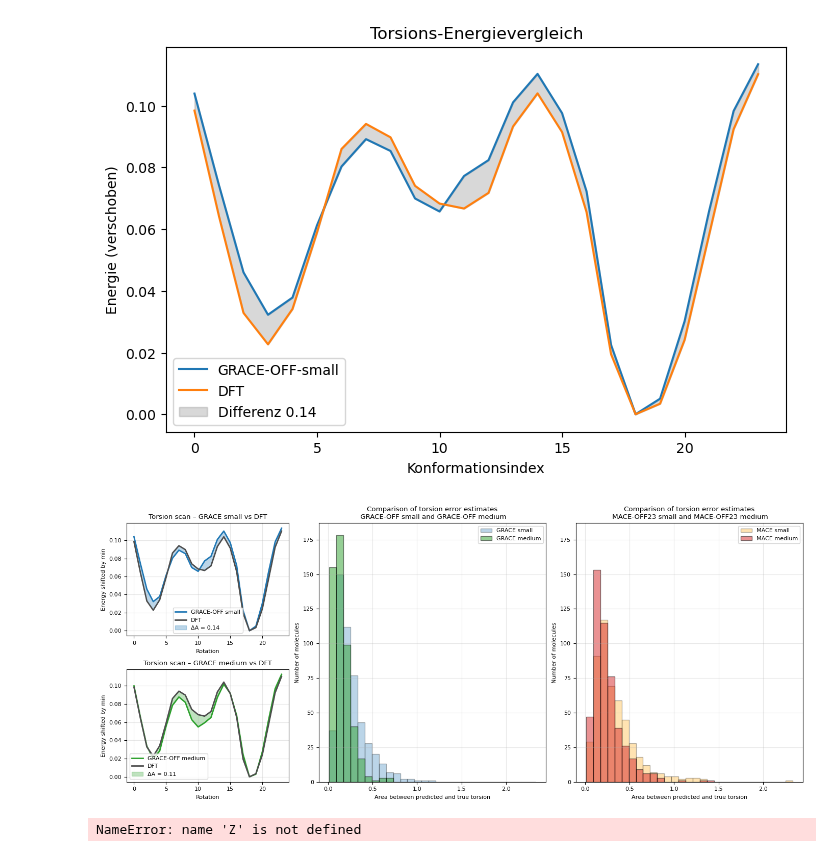
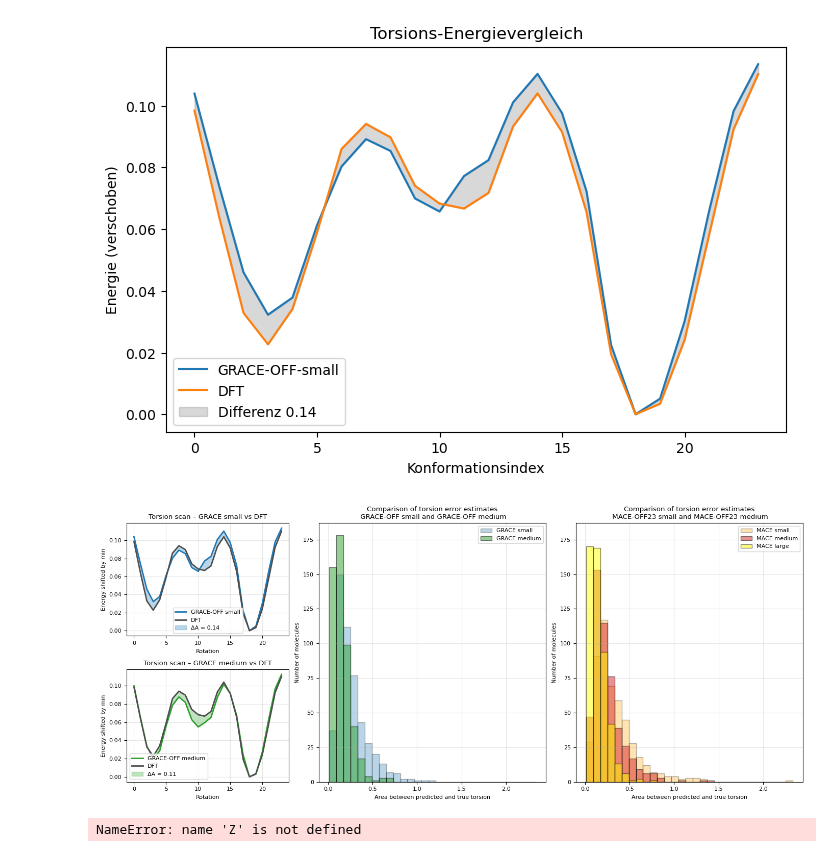
Before and after one commit to heid-lab/grace-off, a Jupyter notebook: analysis/torsions.ipynb, the cells around one changed output. Cells and saved outputs as stored; diff of their text form; code cells hidden in the pictures.

Commit message:
adding plots in torsion analysis notebook

```diff
--- a/analysis/torsions.ipynb
+++ b/analysis/torsions.ipynb
@@ -266,6 +276,8 @@ def get_area_error_mace(small: bool, medium: bool, large: bool):
 error_trapez_grace_small, error_trapez_grace_medium, _ = get_area_error_grace(True, True, False)
 # %%
 error_trapez_mace_small, error_trapez_mace_medium, _ = get_area_error_mace(True, True, False)
+# %%
+_, _, error_trapez_mace_large = get_area_error_mace(False, False, True)
 # %%
 def get_single_torsion(index, small: bool, medium: bool):
 
@@ -344,34 +356,35 @@ ax2.grid(True, alpha=0.3)
 x_min = min(np.min(error_trapez_grace_small), np.min(error_trapez_grace_medium),
             np.min(error_trapez_mace_small), np.min(error_trapez_mace_medium))
 x_max = max(np.max(error_trapez_grace_small), np.max(error_trapez_grace_medium),
             np.max(error_trapez_mace_small), np.max(error_trapez_mace_medium))
 
 bar_width = 0.08  # Breite der Bars
 bins = np.arange(x_min, x_max + bar_width, bar_width)  # Grenzen für alle Histogramme
 
 # --- Rechte Seite (über beide Zeilen): Histogramm ---
 ax3 = fig.add_subplot(gs[:, 1])
 ax3.hist(error_trapez_grace_small, bins=bins, color=color_small, edgecolor='black', alpha=0.3, label='GRACE small')
 ax3.hist(error_trapez_grace_medium, bins=bins, color=color_medium, edgecolor='black', alpha=0.5, label='GRACE medium')
 ax3.set_xlabel("Area between predicted and true torsion")
 ax3.set_ylabel("Number of molecules")
 ax3.set_title("Comparison of torsion error estimates\n GRACE-OFF small and GRACE-OFF medium")
 ax3.legend()
 ax3.grid(True, alpha=0.3)
 
 ax4 = fig.add_subplot(gs[:, 2], sharex=ax3, sharey=ax3)
 ax4.hist(error_trapez_mace_small, bins=bins, color='orange', edgecolor='black', alpha=0.3, label='MACE small')
 ax4.hist(error_trapez_mace_medium, bins=bins, color='tab:red', edgecolor='black', alpha=0.5, label='MACE medium')
+ax4.hist(error_trapez_mace_large, bins=bins, color='yellow', edgecolor='black', alpha=0.5, label='MACE large')
 ax4.set_xlabel("Area between predicted and true torsion")
 ax4.set_ylabel("Number of molecules")
 ax4.set_title("Comparison of torsion error estimates\n MACE-OFF23 small and MACE-OFF23 medium")
 ax4.legend()
 ax4.grid(True, alpha=0.3)
 
 plt.tight_layout()
 plt.show()
 # %% [output]
-[figure, old version]
+[figure, new version]
 # %%
 symbols = [chemical_symbols[int(z)] for z in Z]
 dft_energies = data[key]["dft total energy"][:] * 27.211386245988
```
Also changed, not shown: parts of 1 cell of this notebook.
